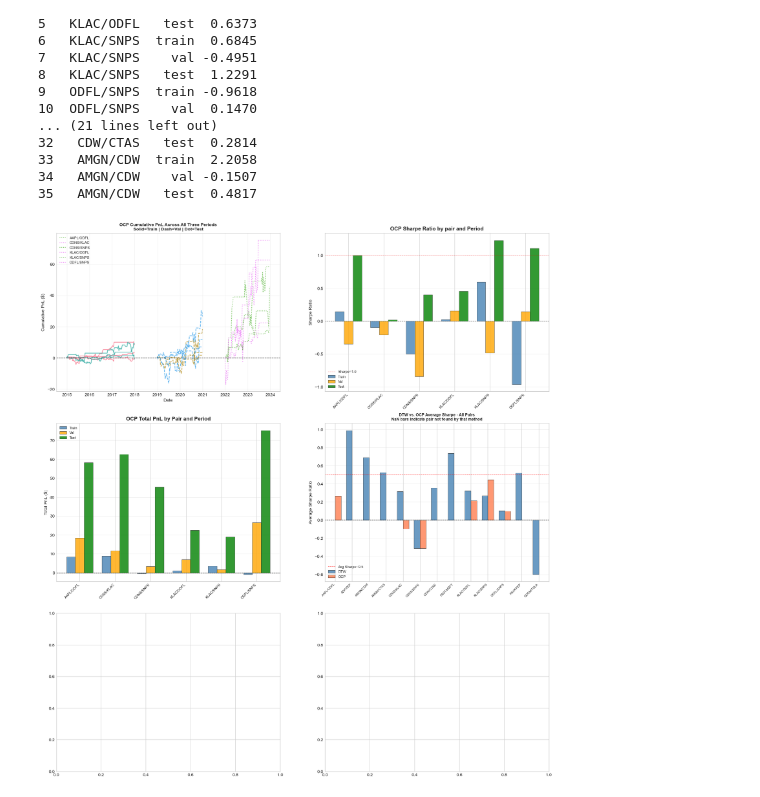
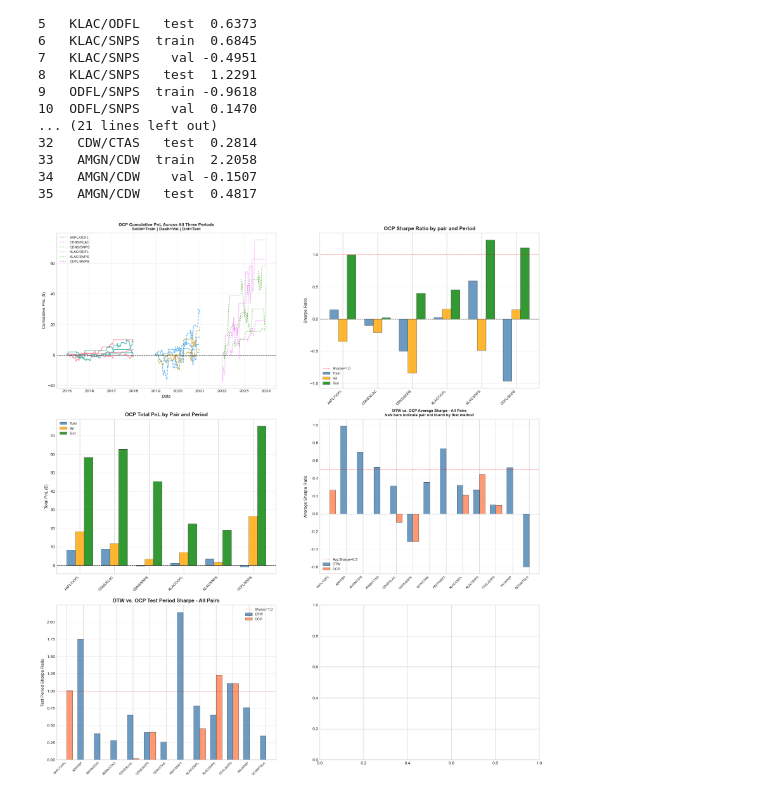
Before and after one commit to WyattEarls/DTW-OTP-Pairs-Trading, a Jupyter notebook: Examples/08_OCP_Clustering.ipynb, the cells around one changed output. Drawn from its saved outputs; the diff is of its cells as text; code cells hidden in the pictures.

Commit message:
Cell 11: Plot 5 - DTW vs OCP Test Period Sharpe Comparison

```diff
--- a/Examples/08_OCP_Clustering.ipynb
+++ b/Examples/08_OCP_Clustering.ipynb
@@ -1337,31 +1337,61 @@ all_pairs_union = sorted(set(list(dtw_results.keys()) +
                              list(ocp_results.keys())))
 
 dtw_avgs = [dtw_results[p]['avg'] if p in dtw_results else np.nan
             for p in all_pairs_union]
 ocp_avgs = [ocp_results[p]['avg'] if p in ocp_results else np.nan
             for p in all_pairs_union]
 
 x2       = np.arange(len(all_pairs_union))
 width2   = 0.35
 
 bars1    = ax4.bar(x2 - width2/2, dtw_avgs, width2,
                    label='DTW', color='steelblue',
                    alpha=0.8, edgecolor='black', linewidth=0.5)
 bars     = ax4.bar(x2 + width2/2, ocp_avgs, width2,
                    label='OCP', color='coral',
                    alpha=0.8, edgecolor='black', linewidth=0.5)
 
 ax4.axhline(y=0, color='black', linewidth=0.8, linestyle='--')
 ax4.axhline(y=0.5, color='red', linewidth=0.8,
             linestyle=':', label='Avg Sharpe=0.5')
 ax4.set_xticks(x2)
 ax4.set_xticklabels(all_pairs_union, rotation=45,
                     ha='right', fontsize=7)
 ax4.set_title('DTW vs. OCP Average Sharpe - All Pairs\n'
               'NaN bars indicate pair not found by that method',
               fontweight='bold', fontsize=9)
 ax4.set_ylabel('Average Sharpe Ratio')
 ax4.legend(fontsize=8)
 ax4.grid(True, alpha=0.3, axis='y')
+
+# Plot 5: DTW vs OCP test period Sharpe
+ax5 = axes[2,0]
+
+dtw_avgs = [dtw_results[p]['test'] if p in dtw_results else np.nan
+            for p in all_pairs_union]
+ocp_avgs = [ocp_results[p]['test'] if p in ocp_results else np.nan
+            for p in all_pairs_union]
+
+x2       = np.arange(len(all_pairs_union))
+width2   = 0.35
+
+ax5.bar(x2 - width2/2, dtw_avgs, width2,
+        label='DTW', color='steelblue',
+        alpha=0.8, edgecolor='black', linewidth=0.5)
+ax5.bar(x2 + width2/2, ocp_avgs, width2,
+        label='OCP', color='coral',
+        alpha=0.8, edgecolor='black', linewidth=0.5)
+
+ax5.axhline(y=0, color='black', linewidth=0.8, linestyle='--')
+ax5.axhline(y=1.0, color='red', linewidth=0.8,
+            linestyle=':', label='Sharpe=1.0')
+ax5.set_xticks(x2)
+ax5.set_xticklabels(all_pairs_union, rotation=45,
+                    ha='right', fontsize=7)
+ax5.set_title('DTW vs. OCP Test Period Sharpe - All Pairs',
+              fontweight='bold')
+ax5.set_ylabel('Test Period Sharpe Ratio')
+ax5.legend(fontsize=8)
+ax5.grid(True, alpha=0.3, axis='y')
 # %% [output]
-[figure, old version]
+[figure, new version]
```
